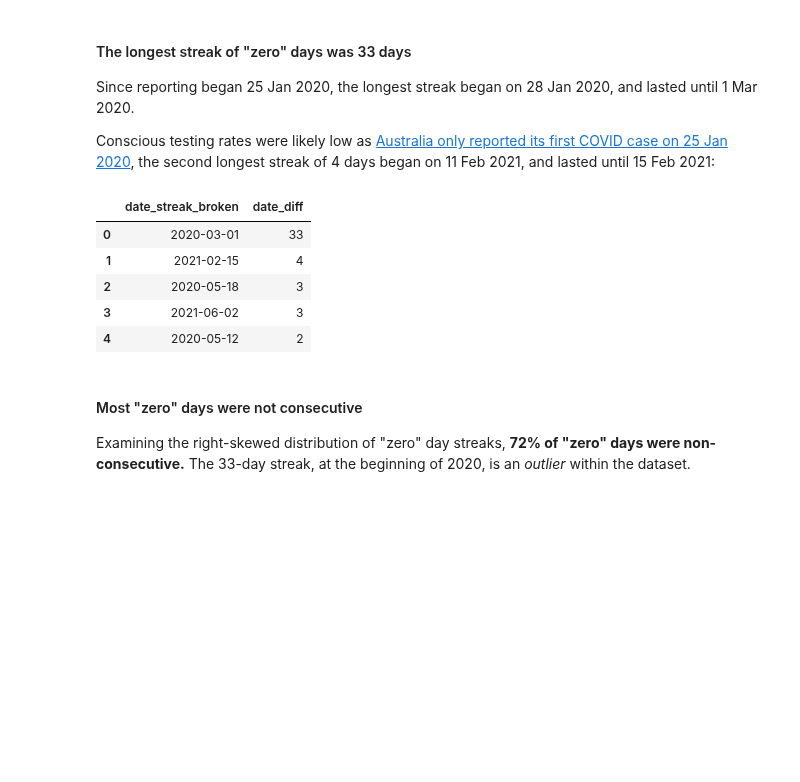
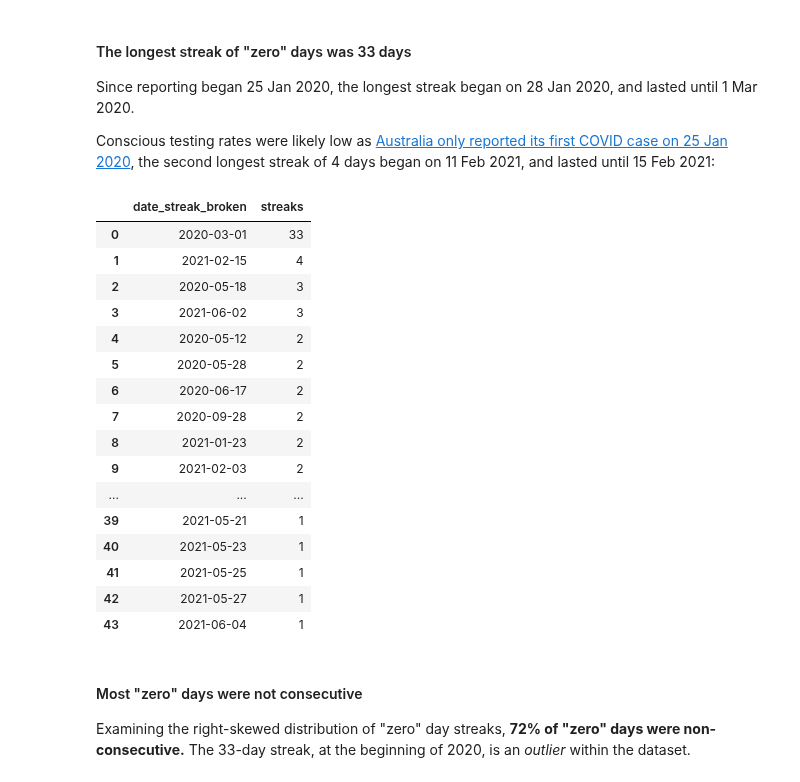
Before and after one commit to henrylin03/covid-nsw, a Jupyter notebook: covid-nsw.ipynb, the cells around one changed output. Cells and saved outputs as stored; diff of their text form; code cells hidden in the pictures; blank space fills up the shorter version.

```diff
--- a/covid-nsw.ipynb
+++ b/covid-nsw.ipynb
@@ -364,43 +375,54 @@ zd_streaks = pd.read_sql_query(
     """
         WITH daily_cases AS (
             SELECT
                 DATE(notification_date) AS 'date',
                 SUM(confirmed_cases_count) AS 'reported_cases'
             FROM covid
             GROUP BY 1
         )
 
         SELECT *
         FROM (
             SELECT
                 date AS 'date_streak_broken',
                 ROUND(
                     JULIANDAY(date)
                     - JULIANDAY(
                             LAG(date) OVER (
                                 ORDER BY date
                             )
                     )
-                - 1) AS 'date_diff'
+                - 1) AS 'streaks'
             FROM daily_cases
         )
-        WHERE date_diff > 0
-        ORDER BY date_diff DESC
+        WHERE streaks > 0
+        ORDER BY streaks DESC
     """,
     engine,
 )
 
 # `date_diff` = 0 is filtered out as these mean no zero days in between those dates
 
-zd_streaks["date_diff"] = zd_streaks["date_diff"].astype(int)
+zd_streaks["streaks"] = zd_streaks["streaks"].astype(int)
 
-zd_streaks.head()
+zd_streaks
 # %% [output]
-|  | date_streak_broken | date_diff |
+|  | date_streak_broken | streaks |
 | 0 | 2020-03-01 | 33 |
 | 1 | 2021-02-15 | 4 |
 | 2 | 2020-05-18 | 3 |
 | 3 | 2021-06-02 | 3 |
 | 4 | 2020-05-12 | 2 |
+| 5 | 2020-05-28 | 2 |
+| 6 | 2020-06-17 | 2 |
+| 7 | 2020-09-28 | 2 |
+| 8 | 2021-01-23 | 2 |
+| 9 | 2021-02-03 | 2 |
+| ... | ... | ... |
+| 39 | 2021-05-21 | 1 |
+| 40 | 2021-05-23 | 1 |
+| 41 | 2021-05-25 | 1 |
+| 42 | 2021-05-27 | 1 |
+| 43 | 2021-06-04 | 1 |
 # %% [markdown]
 #### Most "zero" days were not consecutive
```
Also changed, not shown: parts of 12 cells of this notebook.
